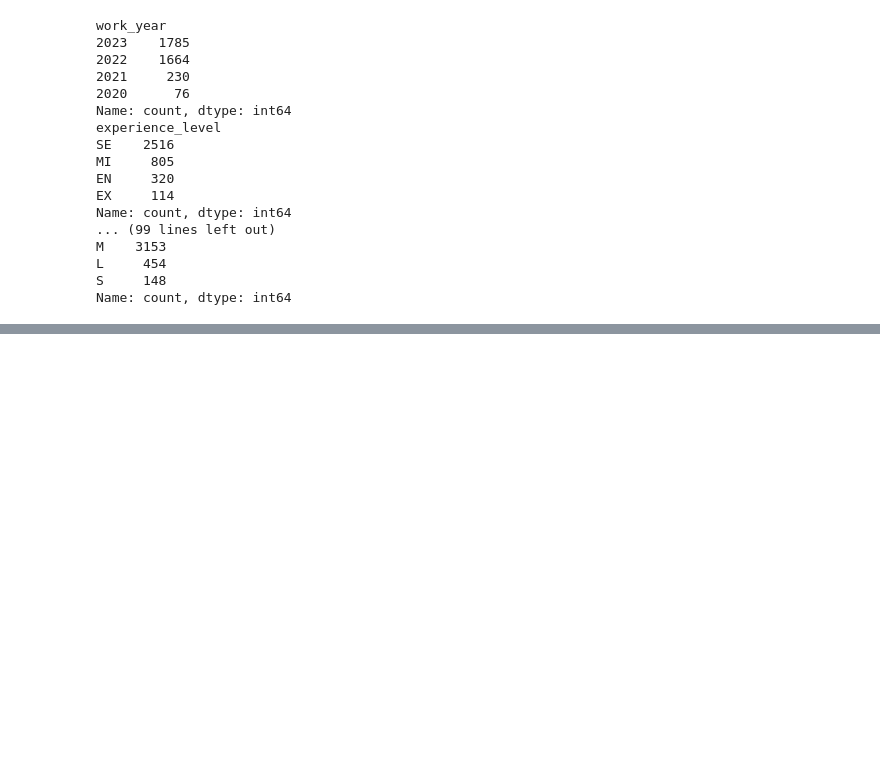
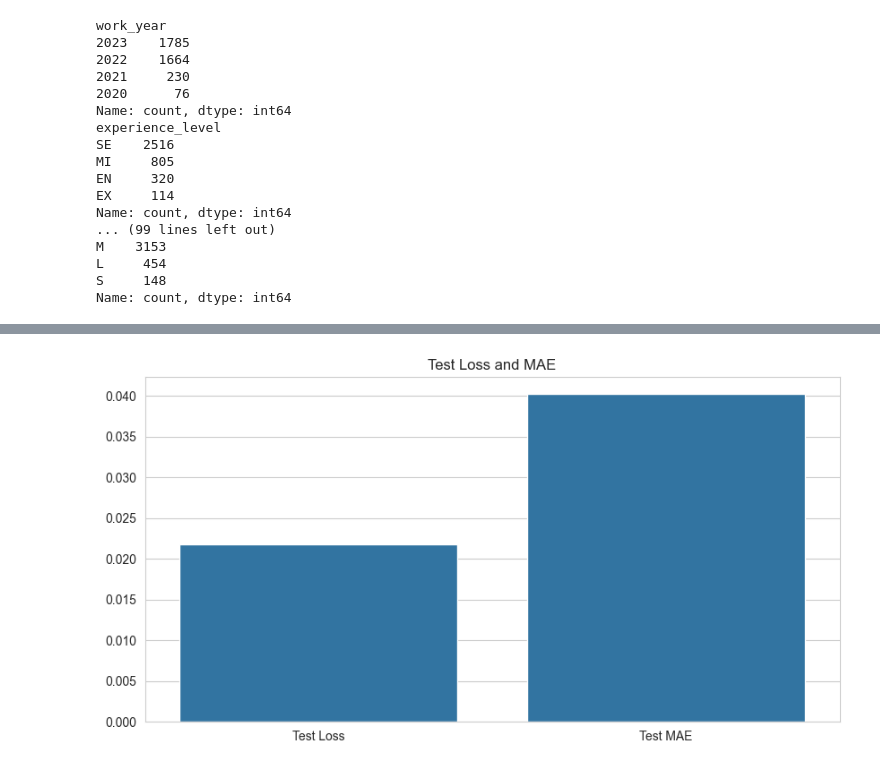
Before and after one commit to itamarKraitman/2024DeepLearningCourseProject, a Jupyter notebook: Main_Notebook.ipynb, the cells around one changed output, grey strips where cells are left out. Cells and saved outputs as stored; diff of their text form; code cells hidden in the pictures; blank space fills up the shorter version.

```diff
--- a/Main_Notebook.ipynb
+++ b/Main_Notebook.ipynb
@@ -922,0 +440,7 @@ Test MAE: 0.027986638247966766
+# %%
+plt.figure(figsize=(10, 5))
+sns.barplot(x=['Test Loss', 'Test MAE'], y=[test_loss, test_mae])
+plt.title('Test Loss and MAE')
+plt.show()
+# %% [output]
+[figure, added]
```
Also changed, not shown: parts of 70 cells of this notebook, 2 other files.
